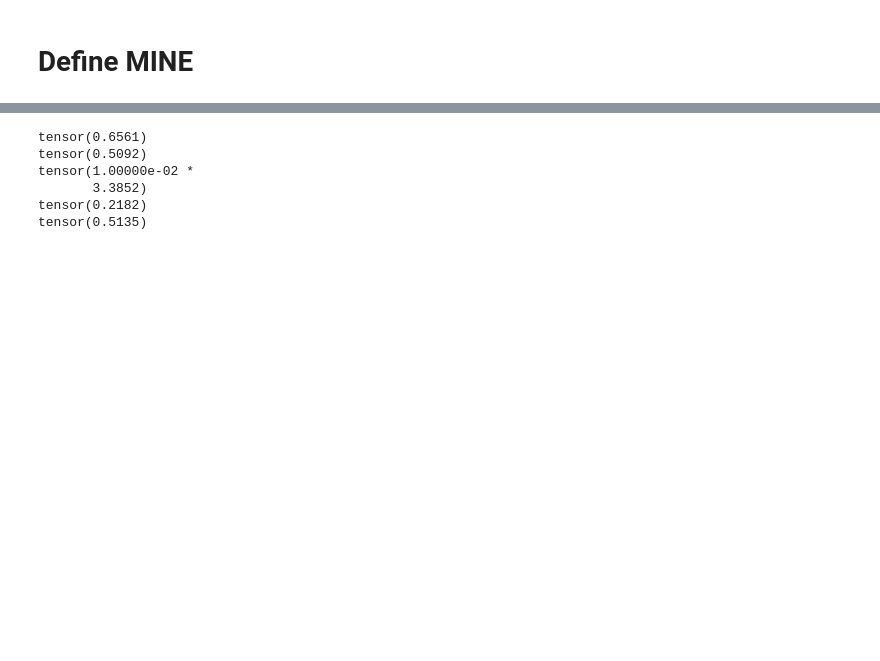
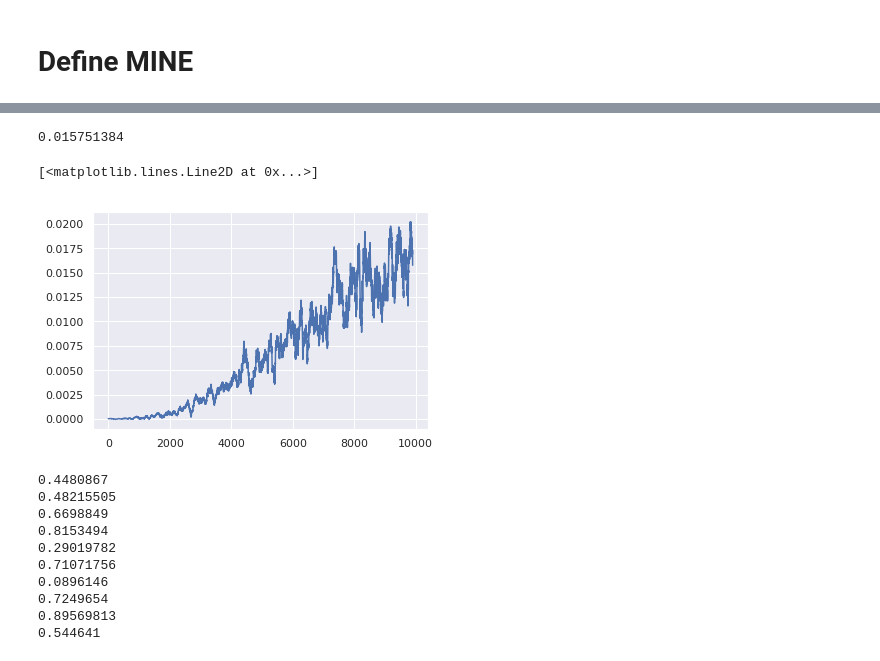
Before and after one commit to sungyubkim/MINE-Mutual-Information-Neural-Estimation-, a Jupyter notebook: MINE.ipynb, the cells around one changed output, grey strips where cells are left out. Cells and saved outputs as stored; diff of their text form; code cells hidden in the pictures; blank space fills up the shorter version.

```diff
--- a/MINE.ipynb
+++ b/MINE.ipynb
@@ -109,14 +109,20 @@ sns.scatterplot(x=marginal_data[:,0],y=marginal_data[:,1])
 # %%
-def train(data, mine_net,mine_net_optim, batch_size=32, iter_num=int(5e+3), log_freq=1e+3):
+def train(data, mine_net,mine_net_optim, batch_size=32, iter_num=int(1e+4), log_freq=1e+3):
     # data is x or y
+    result = list()
     ma_et = 1.
     for i in range(iter_num):
         batch = sample_batch(data,batch_size=batch_size)\
         , sample_batch(data,batch_size=batch_size,sample_mode='marginal')
         mi_lb, ma_et = learn_mine(batch, mine_net, mine_net_optim, ma_et)
         ma_et = ma_et.detach()
-        if (i+1)%(log_freq) == 0:
-            print(mi_lb)
+        result.append(mi_lb.data.numpy())
+        if (i+1)%(log_freq)==0:
+            print(result[-1])
+    return result
+# %%
+def ma(a, window_size=100):
+    return [np.mean(a[i:i+window_size]) for i in range(0,len(a)-window_size)]
 # %%
 mine_net_indep = Mine()
 mine_net_optim_indep = optim.Adam(mine_net_indep.parameters(), lr=1e-4)
@@ -135,11 +141,23 @@ tensor(1.00000e-03 *
+# %%
+result_indep_ma = ma(result_indep)
+print(result_indep_ma[-1])
+plt.plot(range(len(result_indep_ma)),result_indep_ma)
+# %% [output]
+0.015751384
+[<matplotlib.lines.Line2D at 0x...>]
+[figure, added]
 # %%
 mine_net_cor = Mine()
 mine_net_optim_cor = optim.Adam(mine_net_cor.parameters(), lr=1e-4)
-train(y,mine_net_cor,mine_net_optim_cor)
+result_cor = train(y,mine_net_cor,mine_net_optim_cor)
 # %% [output]
-tensor(0.6561)
-tensor(0.5092)
-tensor(1.00000e-02 *
-       3.3852)
-tensor(0.2182)
-tensor(0.5135)
+0.4480867
+0.48215505
+0.6698849
+0.8153494
+0.29019782
+0.71071756
+0.0896146
+0.7249654
+0.89569813
+0.544641
```
Also changed, not shown: parts of 12 cells of this notebook.
